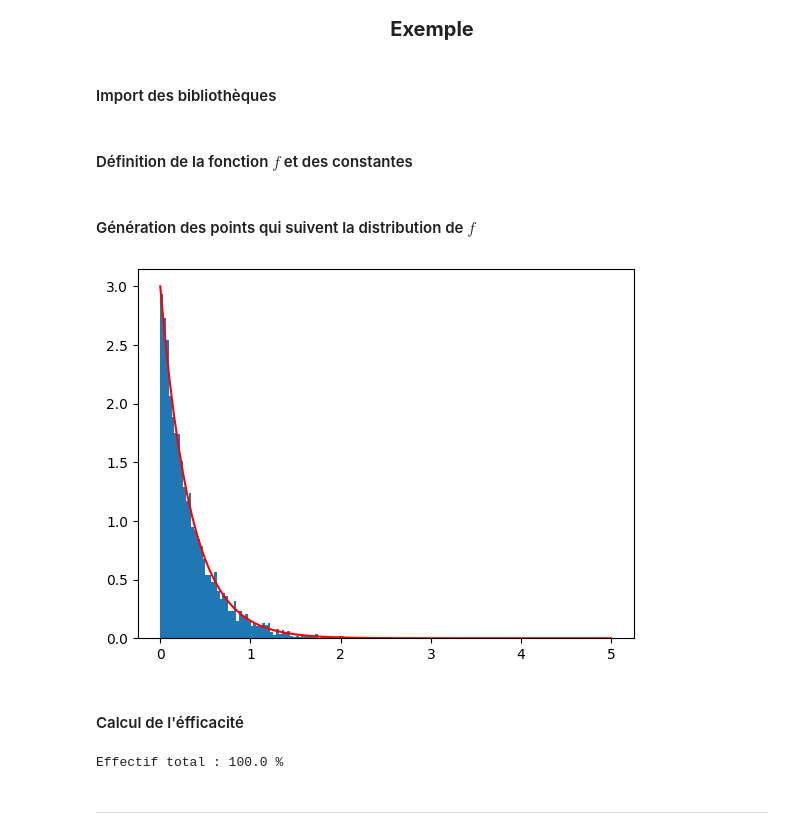
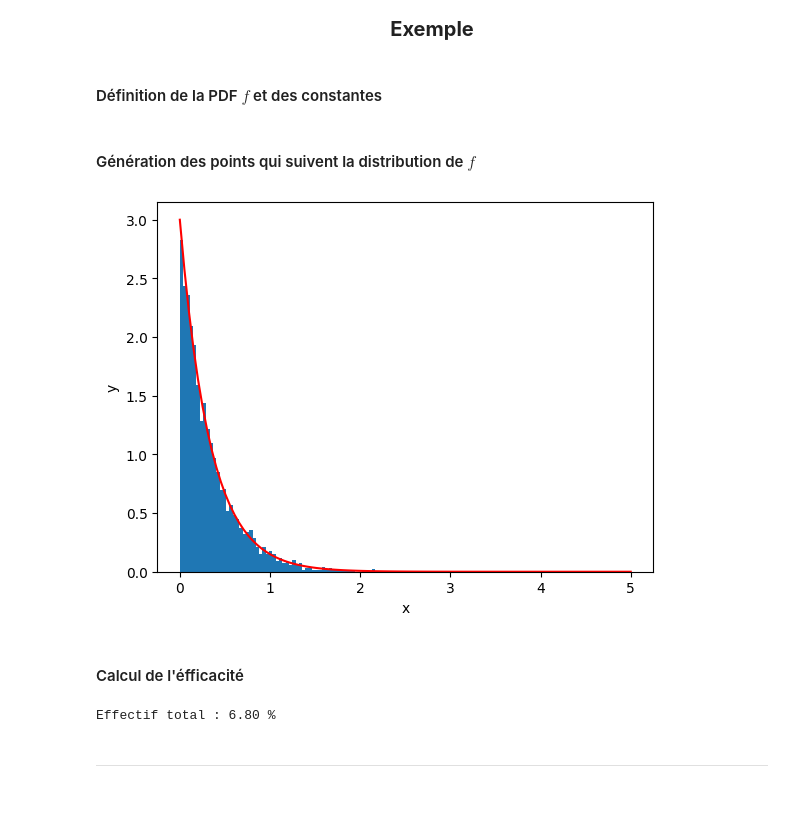
Before and after one commit to ostix360/Machine_Learning_S4, a Jupyter notebook: ToyMC.ipynb, the cells around one changed output. Cells and saved outputs as stored; diff of their text form; code cells hidden in the pictures; blank space fills up the shorter version.

```diff
--- a/ToyMC.ipynb
+++ b/ToyMC.ipynb
@@ -66,5 +67,3 @@ Points conservés : 6.4 %
 <div style="text-align: center; font-weight: bold; font-size: 20px; display: flex; align-items: center; justify-content: center;">
     <span>Exemple</span> <span style="flex-grow: 1; height: 3px; background-color: grey; margin-left: 10px;"></span>
 </div>
-# %% [markdown]
-#### Import des bibliothèques
@@ -75,46 +70,56 @@ import random
 # %% [markdown]
-#### Définition de la fonction $f$ et des constantes
+#### Définition de la PDF $f$ et des constantes
 # %%
-def f(x, A=1, c=3):
+import numpy as np
+import matplotlib.pyplot as plt
+import random
+
+def f(x, A, c):
     return A * np.exp(-c*x)
 
+# Bornes de la PDF
 a,b = (0,5)
 interval = (a,b)
+
+
+# Calcul de la constante d'intégration afin que P(a<X<b) = 1
 c = 3
-A = c / ( np.exp(-c*a) - np.exp(-c*b) )
-nb_points = 5000
+A = c / (1 - np.exp(-15))
 
 X = []
 Y = []
 
+nb_points = 5000
 nb_points_generes = 0
 # %% [markdown]
 #### Génération des points qui suivent la distribution de $f$
 # %%
 # Maximum de f sur l'intervalle [a,b]
 x = np.linspace(0,5,100)
 y = f(x, A, c)
 max_y = max(y)
 
-
+# Nous ne gardons que les x dont l'image est sous la courbe de la PDF
 while len(X) < nb_points:
     x = random.uniform(0,5)
     y = random.uniform(0,max_y)
     nb_points_generes += 1
     if y < f(x, A, c):
         X.append(x)
 
 plt.hist(X, bins=80, density=True, label='Histogramme')
 plt.plot(np.linspace(0,5,100), f(np.linspace(0,5,100), A, c), 'r', label='Fonction f')
+plt.xlabel('x')
+plt.ylabel('y')
 plt.show()
 # %% [output]
-[figure, old version]
+[figure, new version]
 # %% [markdown]
 #### Calcul de l'éfficacité
 # %%
-print(f"Effectif total : {len(X)/nb_points_generes *100} %")
+print(f"Effectif total : {(len(X)/nb_points_generes *100):.2f} %")
 # %% [output]
-Effectif total : 100.0 %
+Effectif total : 6.80 %
 # %% [markdown]
 <hr style="border: none; height: 3px; background-color: white;">
 # %% [markdown]
```
Also changed, not shown: parts of 45 cells of this notebook.
